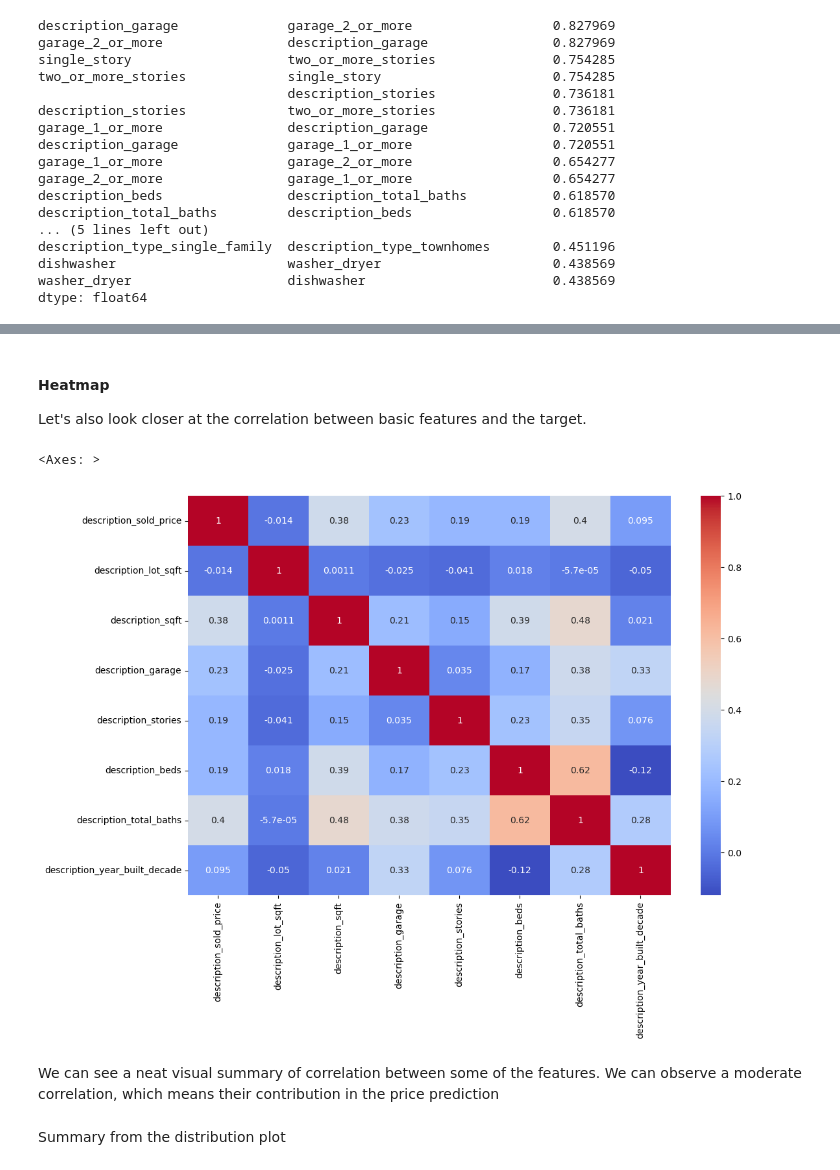
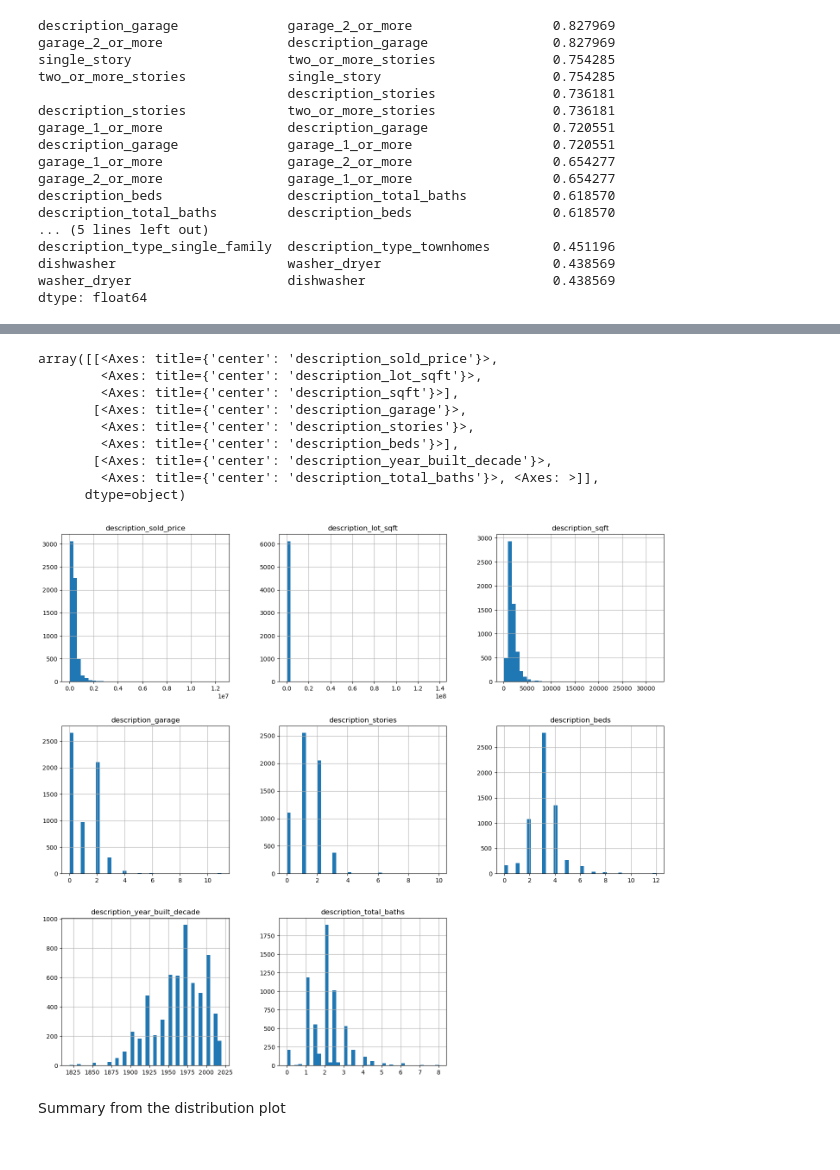
Before and after one commit to wjura/lhl-midterm-project, a Jupyter notebook: notebooks/1 - EDA.ipynb, the cells around one changed output, grey strips where cells are left out. Cells and saved outputs as stored; diff of their text form; code cells hidden in the pictures.

Commit message:
fixed columns names

```diff
--- a/notebooks/1 - EDA.ipynb
+++ b/notebooks/1 - EDA.ipynb
@@ -539,6 +539,7 @@ X_test['city_encoded'] = X_test['city_encoded'].fillna(overall_mean_price)
 # Drop the original city column
 X_train = X_train.drop(columns = 'location_address_city')
 X_test = X_test.drop(columns = 'location_address_city')
+final_df = final_df.drop(columns = 'location_address_city')
 # %%
 X_train.info()
 # %% [output]
@@ -667,35 +650,28 @@ numeric_df
-# %% [markdown]
-#### Heatmap
-Let's also look closer at the correlation between basic features and the target.
-# %%
-# Heatmap
-cols = ['description_sold_price',
-        'description_lot_sqft',
-        'description_sqft',
-        'description_garage',
-        'description_stories',
-        'description_beds',
-        'description_total_baths',
-        'description_year_built_decade'
-       ]
-
-numeric_df = final_df[cols]
-
-correlation_matrix = numeric_df.corr()
-plt.figure(figsize = (12, 8))
-sns.heatmap(correlation_matrix, annot = True, cmap = "coolwarm")
-# %% [output]
-<Axes: >
-[figure, removed]
-# %% [markdown]
-We can see a neat visual summary of correlation between some of the features. We can observe a moderate correlation, which means their contribution in the price prediction
 # %%
-# Distributions, We will only check columns which are not coming from ohe
-
-num_cols = final_df.select_dtypes(include = ['int', 'float']).columns.tolist()
+# Distributions, We will only check columns that are not a result of one-hot encoding, as ohe columns will only show counts for 1 or 0.
+cols = ['description_sold_price',
+        'description_lot_sqft',
+        'description_sqft',
+        'description_garage',
+        'description_stories',
+        'description_beds',
+        'description_year_built_decade',
+        'description_total_baths'
+       ]
 
 #To see the distribution I will plot histograms for distance to the station, rating, free bikes and empty slots
-final_df.hist(column = num_cols, bins = 30, figsize = (18, 16))
+final_df.hist(column = cols, bins = 40, figsize = (18, 16))
+# %% [output]
+array([[<Axes: title={'center': 'description_sold_price'}>,
+        <Axes: title={'center': 'description_lot_sqft'}>,
+        <Axes: title={'center': 'description_sqft'}>],
+       [<Axes: title={'center': 'description_garage'}>,
+        <Axes: title={'center': 'description_stories'}>,
+        <Axes: title={'center': 'description_beds'}>],
+       [<Axes: title={'center': 'description_year_built_decade'}>,
+        <Axes: title={'center': 'description_total_baths'}>, <Axes: >]],
+      dtype=object)
+[figure, added]
 # %% [markdown]
 Summary from the distribution plot
 # %%
```
Also changed, not shown: parts of 11 cells of this notebook, 2 other files.
